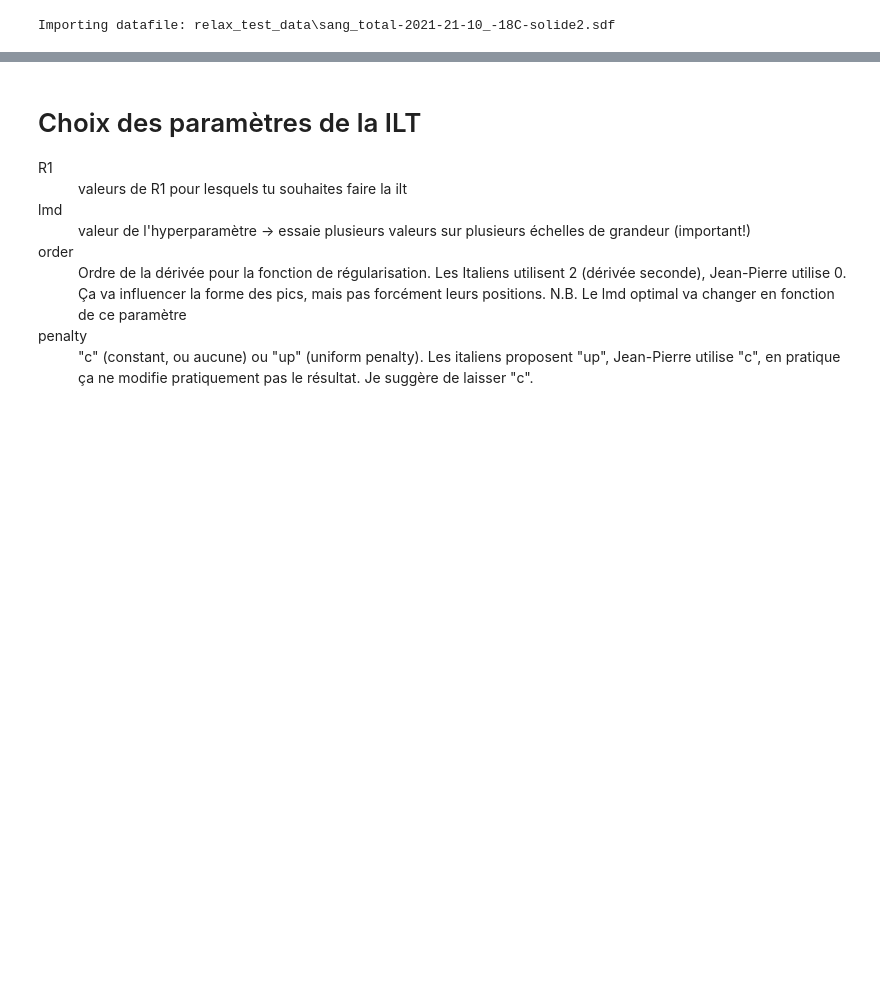
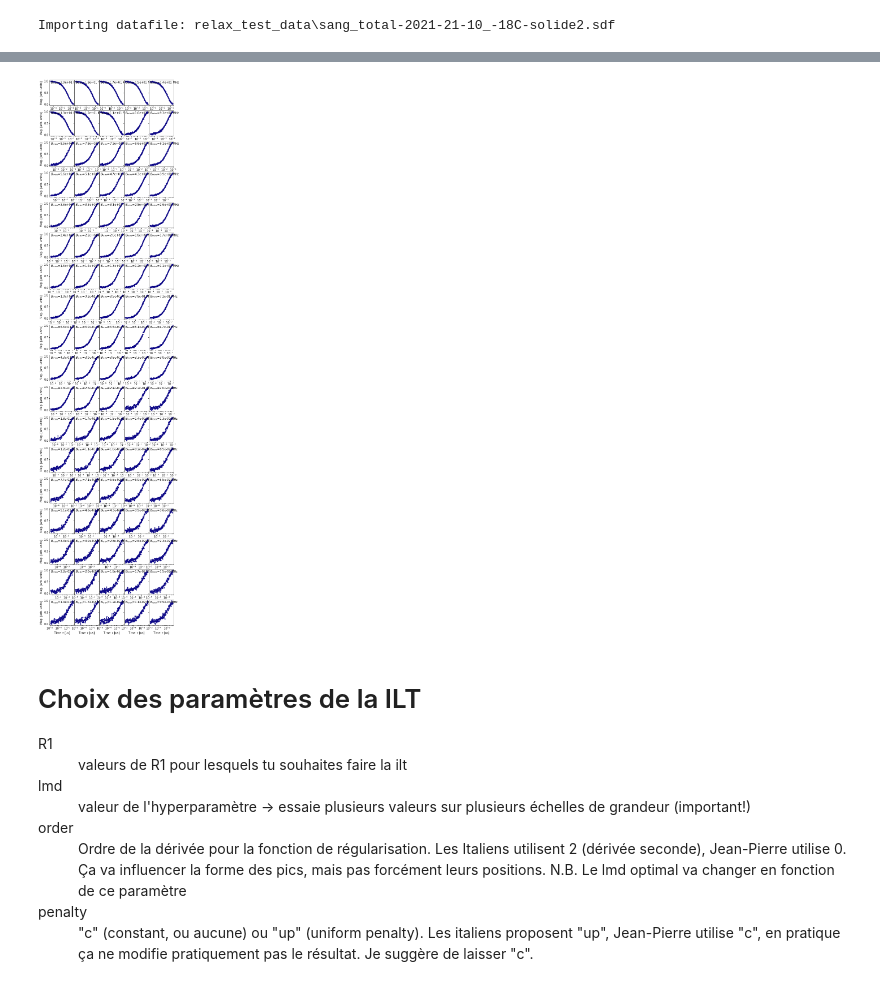
Before and after one commit to ReciprocalSpace/vlf_mri, a Jupyter notebook: testing_suite/test_ilt_real_data.ipynb, the cells around one changed output, grey strips where cells are left out. Drawn from its saved outputs; the diff is of its cells as text; code cells hidden in the pictures; blank space fills up the shorter version.

```diff
--- a/testing_suite/test_ilt_real_data.ipynb
+++ b/testing_suite/test_ilt_real_data.ipynb
@@ -72,7 +72,9 @@ Importing datafile: relax_test_data\sang_total-2021-21-10_-18C-solide2.sdf
 # %%
 mag_data = fid_data.to_mag_mean()
 # %%
-# mag_data.batch_plot()
+mag_data.batch_plot()
+# %% [output]
+[figure, added]
 # %% [markdown]
 # Choix des paramètres de la ILT
 
```
Also changed, not shown: parts of 2 cells of this notebook, 4 other files.
